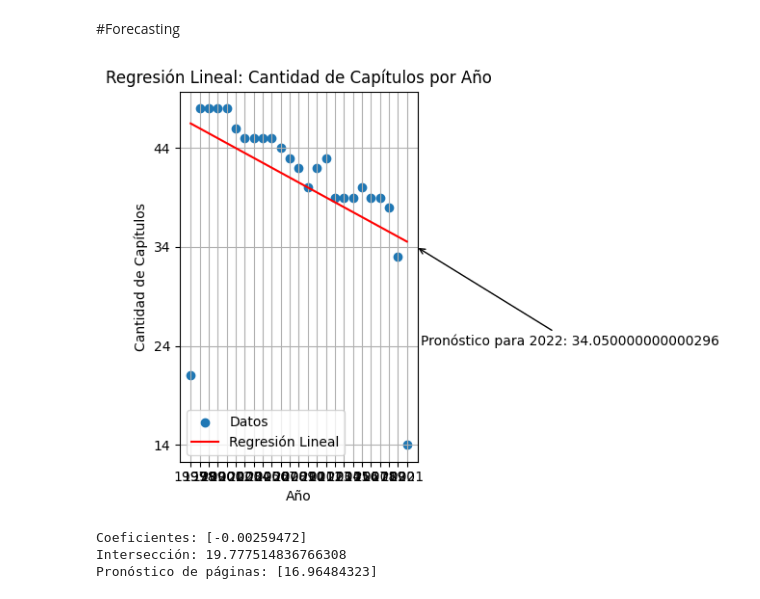
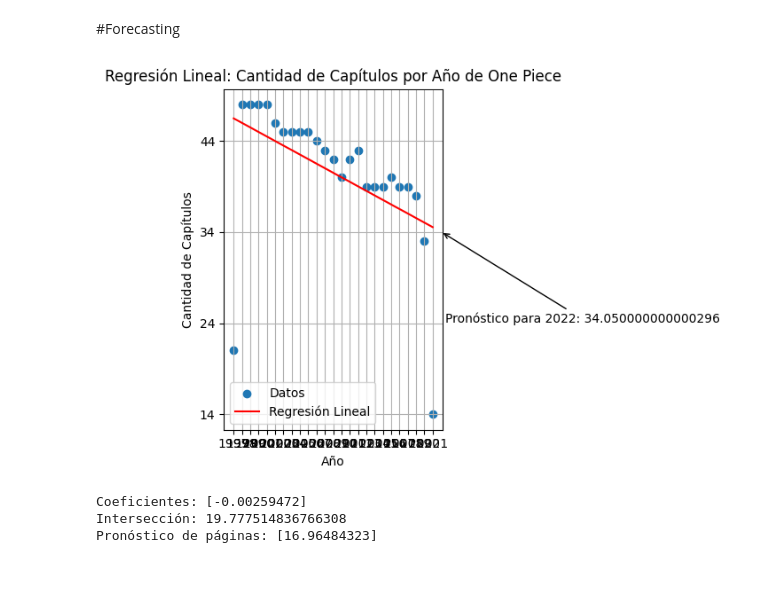
Before and after one commit to Liberatofco/MineriaDatos, a Jupyter notebook: Mineria_de_Datos.ipynb, the cells around one changed output. Drawn from its saved outputs; the diff is of its cells as text; code cells hidden in the pictures.

```diff
--- a/Mineria_de_Datos.ipynb
+++ b/Mineria_de_Datos.ipynb
@@ -469,35 +469,35 @@ X = df_capitulos_por_anio["Anio"].values
 y = df_capitulos_por_anio["Cantidad_capitulos"].values
 
 # Realizar la regresión lineal para obtener la pendiente y la interceptación
 m, b = np.polyfit(X, y, 1)
 
 # Calcular el pronóstico para un año específico
 year = 2022
 prediction = m * year + b
 
 # Graficar los datos y la línea de regresión
 plt.scatter(X, y, label='Datos')
 plt.plot(X, m * X + b, color='red', label='Regresión Lineal')
 plt.xlabel('Año')
 plt.ylabel('Cantidad de Capítulos')
-plt.title('Regresión Lineal: Cantidad de Capítulos por Año')
+plt.title('Regresión Lineal: Cantidad de Capítulos por Año de One Piece')
 plt.legend()
 
 # Personalizar los ejes
 plt.xticks(np.arange(min(X), max(X)+1, 1))
 plt.yticks(np.arange(min(y), max(y)+1, 10))
 
 # Agregar una cuadrícula
 plt.grid(True)
 
 # Mostrar el pronóstico en la gráfica
 plt.annotate(f'Pronóstico para {year}: {prediction}', (year, prediction), xytext=(year + 0.5, prediction - 10),
              arrowprops=dict(facecolor='black', arrowstyle='->'))
 
 plt.tight_layout()
 plt.show()
 # %% [output]
-[figure, old version]
+[figure, new version]
 # %%
 from sklearn.linear_model import LinearRegression
 import matplotlib.pyplot as plt
```
Also changed, not shown: parts of 2 cells of this notebook.
